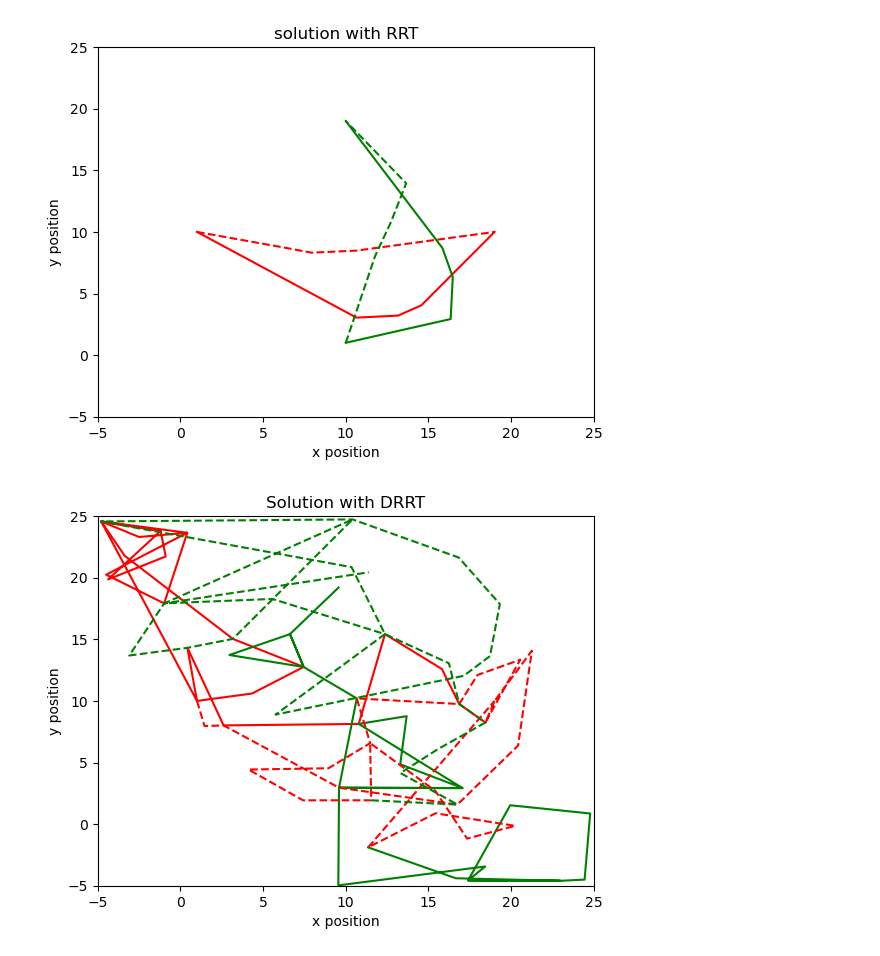
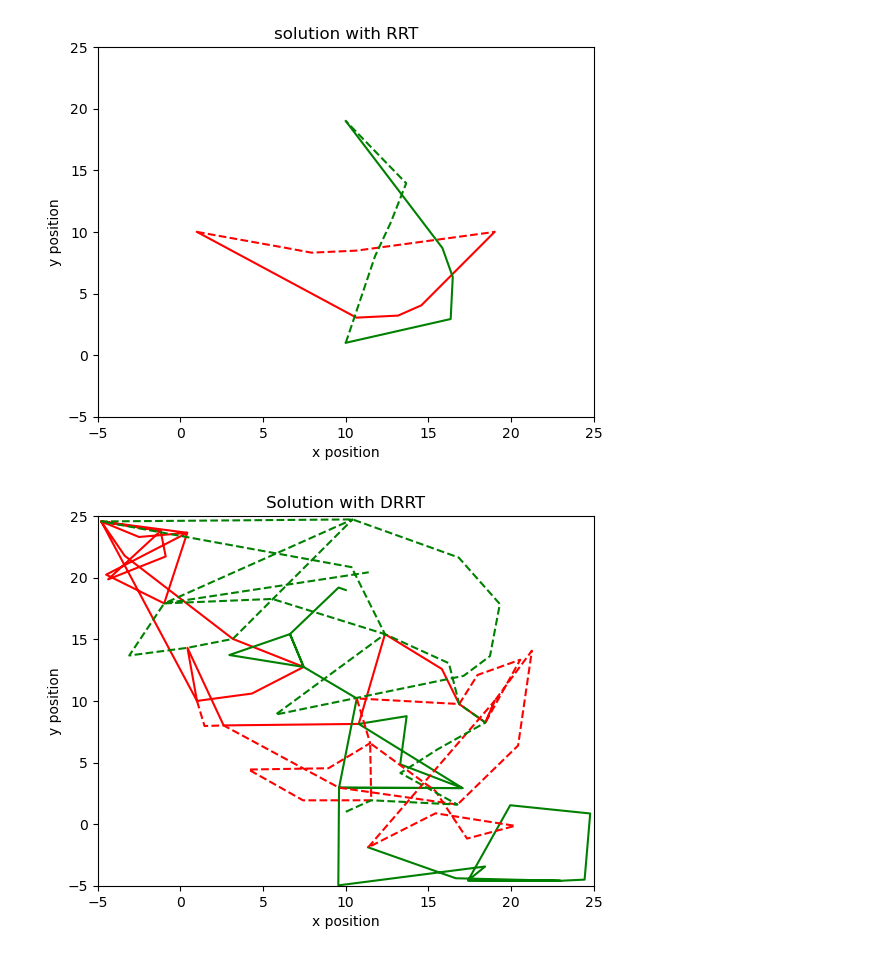
Before and after one commit to minhnguyen1406/Discrete-RRT, a Jupyter notebook: visualization.ipynb, the cells around one changed output. Drawn from its saved outputs; the diff is of its cells as text; code cells hidden in the pictures.

Commit message:
More visualize for 2

```diff
--- a/visualization.ipynb
+++ b/visualization.ipynb
@@ -556,6 +556,7 @@ plot_scenario2_soln("solution with RRT", rrt_soln3, robot_count=4)
 animate_scenario2("Solution with RRT", rrt_soln3, robot_count=4)
 # %%
 drrt_soln3 = """
+19 10 10 19 1 10 10 1
 18.4461 8.24569 9.56369 19.2021 1 10 11.5399 1.93492
 18.4461 8.24569 9.56369 19.2021 1 10 11.5399 1.93492
 18.4461 8.24569 9.56369 19.2021 1 10 11.5399 1.93492
@@ -630,34 +631,34 @@ drrt_soln3 = """
 -2.50432 23.3067 22.9753 -4.59989 11.5399 1.93492 5.56032 18.2781
 -4.79276 24.568 17.397 -4.56814 11.4746 6.57204 -0.983941 17.9171
 -4.79276 24.568 17.397 -4.56814 11.4746 6.57204 -0.983941 17.9171
 -4.79276 24.568 17.397 -4.56814 11.4746 6.57204 -0.983941 17.9171
 -4.79276 24.568 17.397 -4.56814 11.4746 6.57204 -0.983941 17.9171
 -1.1984 23.7998 19.9453 1.53169 15.4175 2.69708 10.4113 24.7324
 -1.1984 23.7998 19.9453 1.53169 15.4175 2.69708 10.4113 24.7324
 -1.1984 23.7998 19.9453 1.53169 15.4175 2.69708 10.4113 24.7324
 -1.1984 23.7998 19.9453 1.53169 15.4175 2.69708 10.4113 24.7324
 -4.37541 19.8658 24.784 0.863102 17.3349 -1.1747 3.16899 15.0343
 -4.37541 19.8658 24.784 0.863102 17.3349 -1.1747 3.16899 15.0343
 -4.37541 19.8658 24.784 0.863102 17.3349 -1.1747 3.16899 15.0343
 -4.37541 19.8658 24.784 0.863102 17.3349 -1.1747 3.16899 15.0343
 -0.891423 21.7256 24.4449 -4.50489 20.2381 -0.140057 0.422995 14.3104
 -0.891423 21.7256 24.4449 -4.50489 20.2381 -0.140057 0.422995 14.3104
 -0.891423 21.7256 24.4449 -4.50489 20.2381 -0.140057 0.422995 14.3104
 -0.891423 21.7256 24.4449 -4.50489 20.2381 -0.140057 0.422995 14.3104
 -1.1984 23.7998 22.9753 -4.59989 15.4306 0.879944 -3.09557 13.6866
 -1.1984 23.7998 22.9753 -4.59989 15.4306 0.879944 -3.09557 13.6866
 -1.1984 23.7998 22.9753 -4.59989 15.4306 0.879944 -3.09557 13.6866
 -1.1984 23.7998 22.9753 -4.59989 15.4306 0.879944 -3.09557 13.6866
 -4.79276 24.568 16.6545 -4.394 11.3539 -1.88712 -0.983941 17.9171
 -4.79276 24.568 16.6545 -4.394 11.3539 -1.88712 -0.983941 17.9171
 -4.79276 24.568 16.6545 -4.394 11.3539 -1.88712 -0.983941 17.9171
 -4.79276 24.568 16.6545 -4.394 11.3539 -1.88712 -0.983941 17.9171
 1 10 11.3539 -1.88712 19 10 11.3893 20.4403
 """
 
 plot_scenario2_soln("Solution with DRRT", drrt_soln3, robot_count=4)
 # %% [output]
-[figure, old version]
+[figure, new version]
 # %%
 animate_scenario2("Solution with DRRT", drrt_soln3, robot_count=4)
 # %% [markdown]
```
